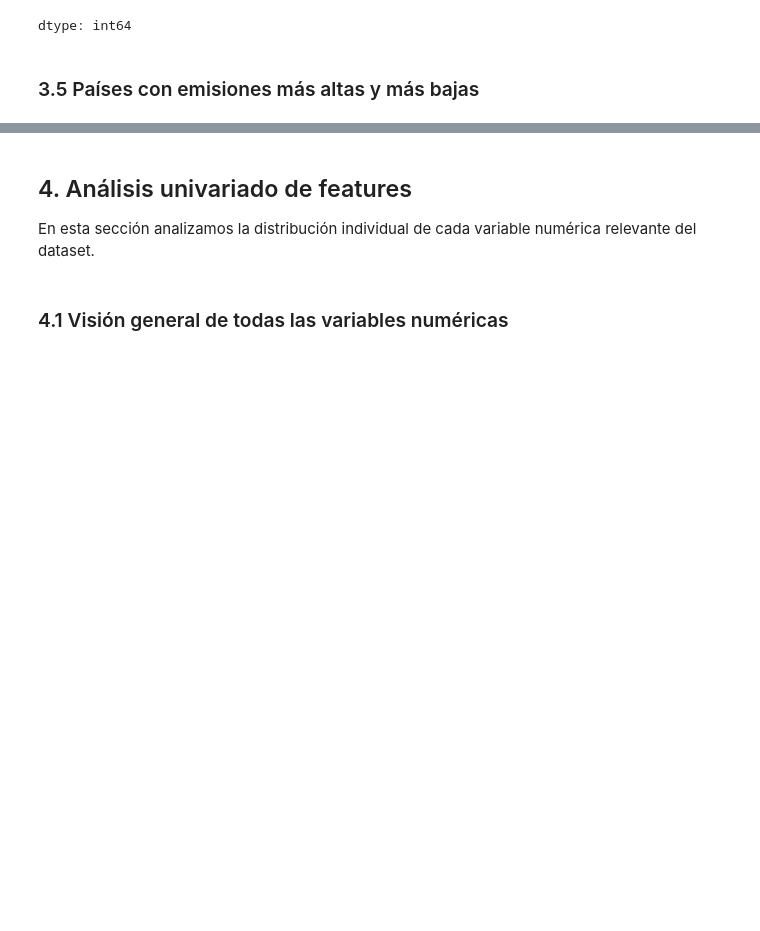
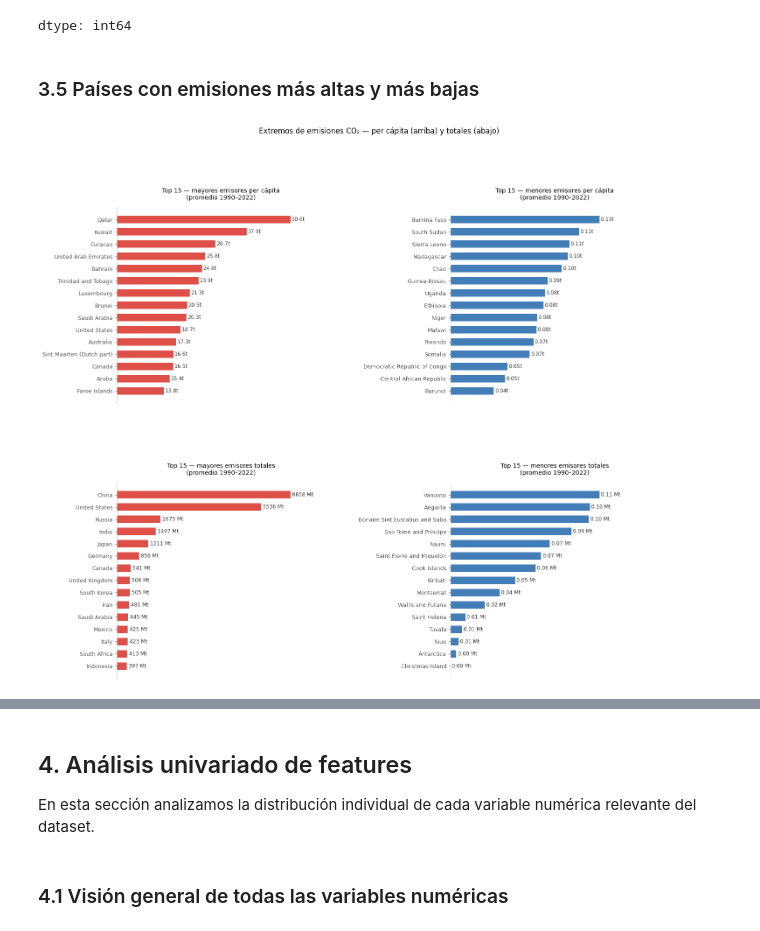
Before and after one commit to RamonEppens/Analisis_Predictivo_Co2, a Jupyter notebook: notebooks/Examen1-AnálisisPredictivo.ipynb, the cells around one changed output, grey strips where cells are left out. Saved outputs shown, nothing was run; the diff lists cells and outputs as text; code cells hidden in the pictures; blank space fills up the shorter version.

```diff
--- a/notebooks/Examen1-AnálisisPredictivo.ipynb
+++ b/notebooks/Examen1-AnálisisPredictivo.ipynb
@@ -701,3 +703,92 @@ df_clean.groupby('year')['co2_per_capita'].count().head(10)
 dtype: int64
 # %% [markdown]
 ### 3.5 Países con emisiones más altas y más bajas
+# %%
+# === TOP Y BOTTOM PAÍSES — PER CÁPITA Y TOTALES ===
+df_original = df[df['iso_code'].notna() &
+                 (df['year'] >= 1990) &
+                 (df['year'] <= 2022)].copy()
+
+# Per cápita
+promedio_pais = (df_clean.groupby('country')['co2_per_capita']
+                 .mean().dropna().sort_values(ascending=False))
+top15     = promedio_pais.head(15).sort_values(ascending=True)
+bot15     = promedio_pais.tail(15).sort_values(ascending=True)
+
+# Totales
+promedio_pais_total = (df_original.groupby('country')['co2']
+                       .mean().dropna().sort_values(ascending=False))
+top15_total = promedio_pais_total.head(15).sort_values(ascending=True)
+bot15_total = promedio_pais_total.tail(15).sort_values(ascending=True)
+
+fig, axes = plt.subplots(2, 2, figsize=(16, 14))
+
+# --- Fila 1: Per cápita ---
+# Top 15 per cápita
+axes[0][0].barh(top15.index, top15.values,
+                color=C_RED, height=0.6, edgecolor='none', alpha=0.85)
+for i, val in enumerate(top15.values):
+    axes[0][0].text(val + 0.3, i, f'{val:.1f}t',
+                    va='center', fontsize=8.5, color='#333333')
+axes[0][0].set_title('Top 15 — mayores emisores per cápita\n(promedio 1990–2022)',
+                     fontsize=10, pad=12)
+axes[0][0].set_xlim(0, top15.max() * 1.2)
+axes[0][0].xaxis.set_visible(False)
+axes[0][0].spines['bottom'].set_visible(False)
+axes[0][0].tick_params(axis='y', labelsize=9)
+tufte_style(axes[0][0], grid_axis='x')
+
+# Bottom 15 per cápita
+axes[0][1].barh(bot15.index, bot15.values,
+                color=C_BLUE, height=0.6, edgecolor='none', alpha=0.85)
+for i, val in enumerate(bot15.values):
+    axes[0][1].text(val + 0.001, i, f'{val:.2f}t',
+                    va='center', fontsize=8.5, color='#333333')
+axes[0][1].set_title('Top 15 — menores emisores per cápita\n(promedio 1990–2022)',
+                     fontsize=10, pad=12)
+axes[0][1].set_xlim(0, bot15.max() * 1.4)
+axes[0][1].xaxis.set_visible(False)
+axes[0][1].spines['bottom'].set_visible(False)
+axes[0][1].tick_params(axis='y', labelsize=9)
+tufte_style(axes[0][1], grid_axis='x')
+
+# --- Fila 2: Totales ---
+# Top 15 totales
+axes[1][0].barh(top15_total.index, top15_total.values,
+                color=C_RED, height=0.6, edgecolor='none', alpha=0.85)
+for i, val in enumerate(top15_total.values):
+    axes[1][0].text(val + top15_total.max() * 0.01, i, f'{val:.0f} Mt',
+                    va='center', fontsize=8.5, color='#333333')
+axes[1][0].set_title('Top 15 — mayores emisores totales\n(promedio 1990–2022)',
+                     fontsize=10, pad=12)
+axes[1][0].set_xlim(0, top15_total.max() * 1.2)
+axes[1][0].xaxis.set_visible(False)
+axes[1][0].spines['bottom'].set_visible(False)
+axes[1][0].tick_params(axis='y', labelsize=9)
+tufte_style(axes[1][0], grid_axis='x')
+
+# Bottom 15 totales
+axes[1][1].barh(bot15_total.index, bot15_total.values,
+                color=C_BLUE, height=0.6, edgecolor='none', alpha=0.85)
+for i, val in enumerate(bot15_total.values):
+    axes[1][1].text(val + bot15_total.max() * 0.01, i, f'{val:.2f} Mt',
+                    va='center', fontsize=8.5, color='#333333')
+axes[1][1].set_title('Top 15 — menores emisores totales\n(promedio 1990–2022)',
+                     fontsize=10, pad=12)
+axes[1][1].set_xlim(0, bot15_total.max() * 1.4)
+axes[1][1].xaxis.set_visible(False)
+axes[1][1].spines['bottom'].set_visible(False)
+axes[1][1].tick_params(axis='y', labelsize=9)
+tufte_style(axes[1][1], grid_axis='x')
+
+fig.suptitle('Extremos de emisiones CO₂ — per cápita (arriba) y totales (abajo)',
+             fontsize=12, y=1.01)
+plt.subplots_adjust(wspace=0.6, hspace=0.4)
+plt.show()
+
+print(f"Mayor emisor per cápita:  {promedio_pais.index[0]} — {promedio_pais.iloc[0]:.1f} t/año")
+print(f"Menor emisor per cápita:  {promedio_pais.index[-1]} — {promedio_pais.iloc[-1]:.3f} t/año")
+print(f"Mayor emisor total:       {promedio_pais_total.index[0]} — {promedio_pais_total.iloc[0]:,.0f} Mt/año")
+print(f"Menor emisor total:       {promedio_pais_total.index[-1]} — {promedio_pais_total.iloc[-1]:.3f} Mt/año")
+# %% [output]
+[figure, added]
```
Also changed, not shown: parts of 12 cells of this notebook.
